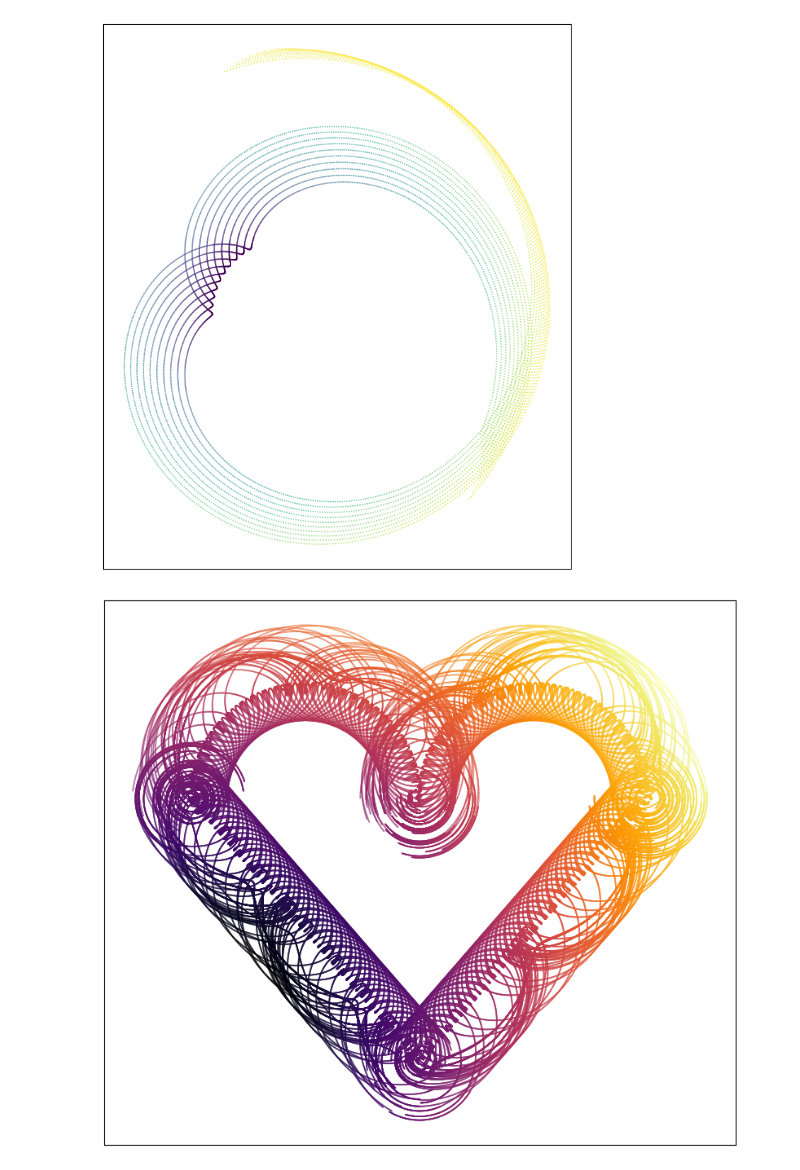
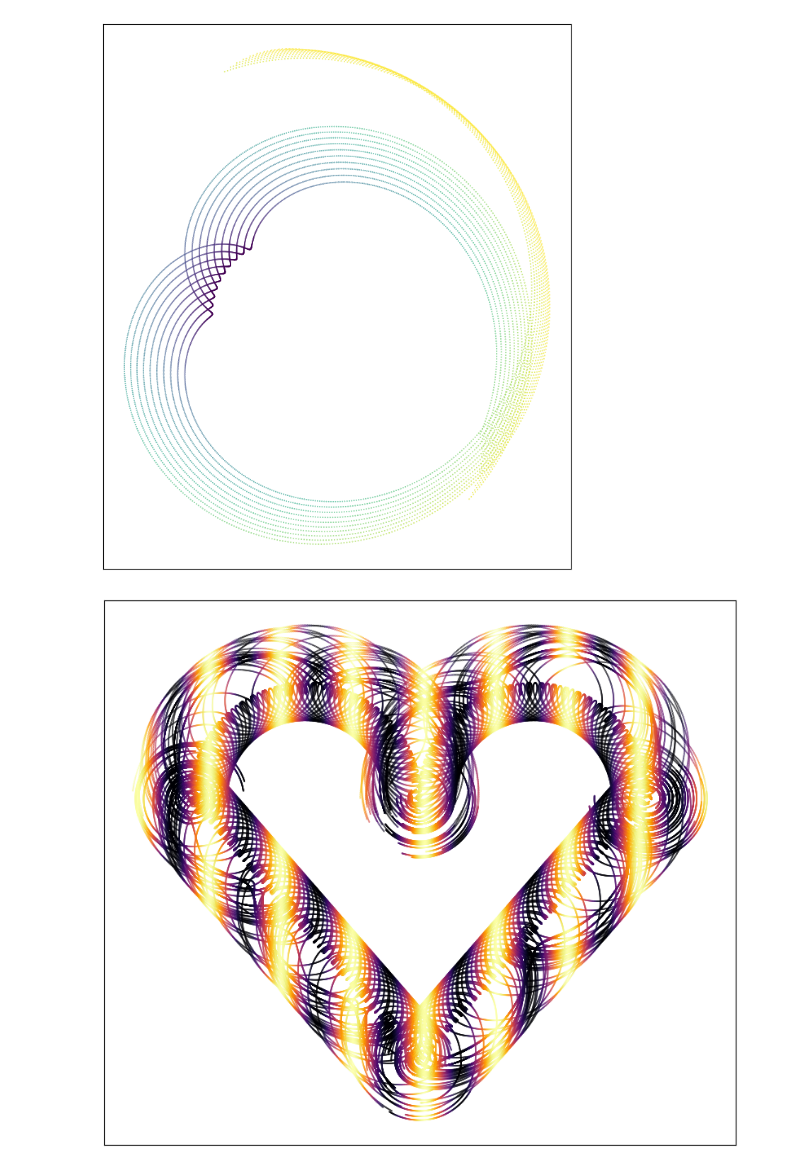
Before and after one commit to donalgrant/spiro, a Jupyter notebook: hearts.ipynb, the cells around one changed output. Drawn from its saved outputs; the diff is of its cells as text; code cells hidden in the pictures.

```diff
--- a/hearts.ipynb
+++ b/hearts.ipynb
@@ -14,47 +16,47 @@ f.plot(color_scheme='time')
 [figure]
 # %%
 f = SpiroFig()
-f.add(spiro_steps(10.0,-6.0,9.0,1.4,10,offset=pi/40))
-f.plot()
+sd = SpiroData()
+sd.add(spiro_steps(10.0,-6.0,9.0,1.4,10,offset=pi/40))
+f.plot(sd)
 # %% [output]
 [figure]
 # %%
-f.reset_data()
-f.clear_fig()
+sd.reset()
 offset=0
 c="inferno"
 cs="radial"
 w=2.2
 pen=1
 pen_inc=0.5
 depth=-3
 for j in range(5):
     for i in range(10):
-        f.add(roll(20,depth,0,20,w,pen+j*pen_inc,offset=offset))
-        f.add(rotate(0,20,f.xc(),f.yc(),pi))
-        f.add(spiro_arc(10,20,-pi/2,10,w,pen+j*pen_inc,loops=0.5,offset=f.pc()))
-        f.add(rotate(20,20,f.xc(),f.yc(),pi/2))
-        f.add(spiro_arc(30,20,-pi/2,10,w,pen+j*pen_inc,loops=0.5,offset=f.pc()))
-        f.add(rotate(40,20,f.xc(),f.yc(),pi))
-        f.add(roll(40,20,20,depth,w,pen+j*pen_inc,offset=f.pc()))
-        f.add(rotate(20,depth,f.xc(),f.yc(),pi/2))
-        offset=f.pc()
+        sd.add(roll(20,depth,0,20,w,pen+j*pen_inc,offset=offset))
+        sd.add(rotate(0,20,sd.xc(),sd.yc(),pi))
+        sd.add(spiro_arc(10,20,-pi/2,10,w,pen+j*pen_inc,loops=0.5,offset=sd.pc()))
+        sd.add(rotate(20,20,sd.xc(),sd.yc(),pi/2))
+        sd.add(spiro_arc(30,20,-pi/2,10,w,pen+j*pen_inc,loops=0.5,offset=sd.pc()))
+        sd.add(rotate(40,20,sd.xc(),sd.yc(),pi))
+        sd.add(roll(40,20,20,depth,w,pen+j*pen_inc,offset=sd.pc()))
+        sd.add(rotate(20,depth,sd.xc(),sd.yc(),pi/2))
+        offset=sd.pc()
 
 offset=0
 c="inferno"
-cs="radial"
+cs="h-waves"
 w=1.5
 pen=w*1.1
 pen_inc=0.5
 depth=-3
 for j in range(1):
     for i in range(22):
-        f.add(roll(20,depth,0,20,w,pen+j*pen_inc,offset=offset,invert=True))
-        f.add(spiro_arc(10,20,-pi/2,10,w,pen+j*pen_inc,loops=0.5,offset=f.pc(),invert=True))
-        f.add(spiro_arc(30,20,-pi/2,10,w,pen+j*pen_inc,loops=0.5,offset=f.pc(),invert=True))
-        f.add(roll(40,20,20,depth,w,pen+j*pen_inc,offset=f.pc(),invert=True))
-        offset=f.pc()
+        sd.add(roll(20,depth,0,20,w,pen+j*pen_inc,offset=offset,invert=True))
+        sd.add(spiro_arc(10,20,-pi/2,10,w,pen+j*pen_inc,loops=0.5,offset=sd.pc(),invert=True))
+        sd.add(spiro_arc(30,20,-pi/2,10,w,pen+j*pen_inc,loops=0.5,offset=sd.pc(),invert=True))
+        sd.add(roll(40,20,20,depth,w,pen+j*pen_inc,offset=sd.pc(),invert=True))
+        offset=sd.pc()
 
-f.plot(cmap=c,color_scheme=cs)
+f.plot(sd,cmap=c,color_scheme=cs)
 # %% [output]
-[figure, old version]
+[figure, new version]
```
Also changed, not shown: parts of 2 cells of this notebook, 1 other file.
